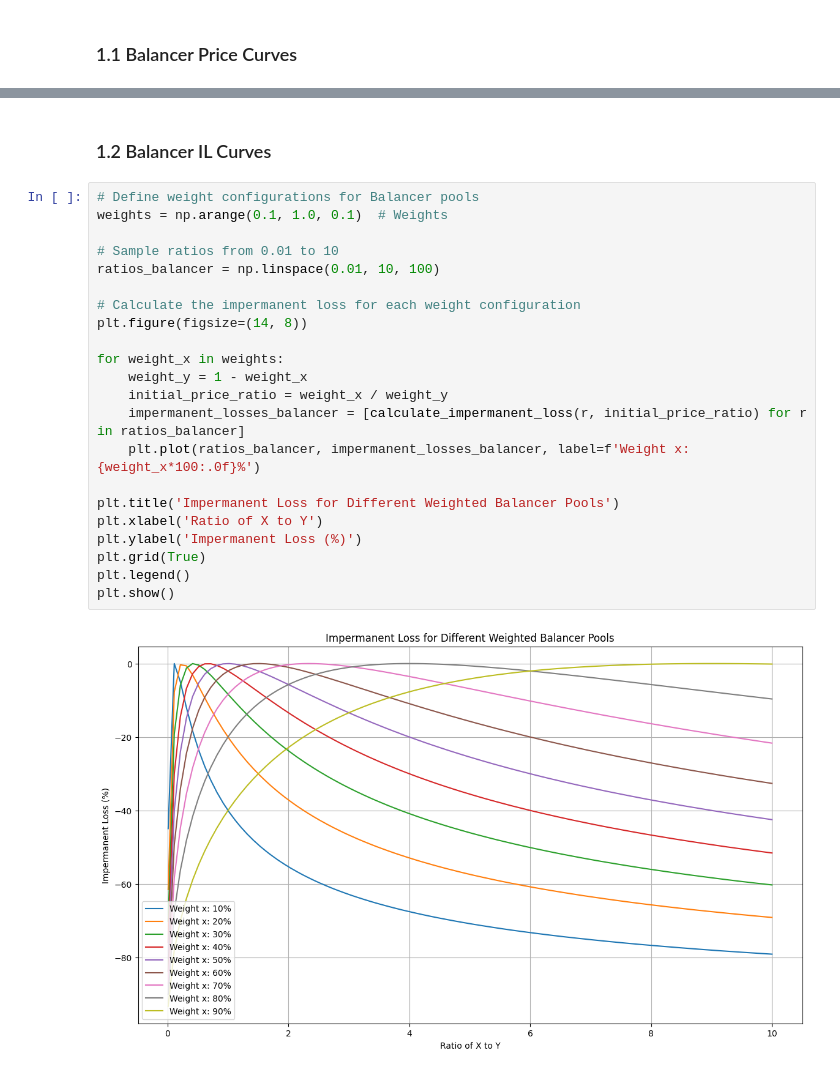
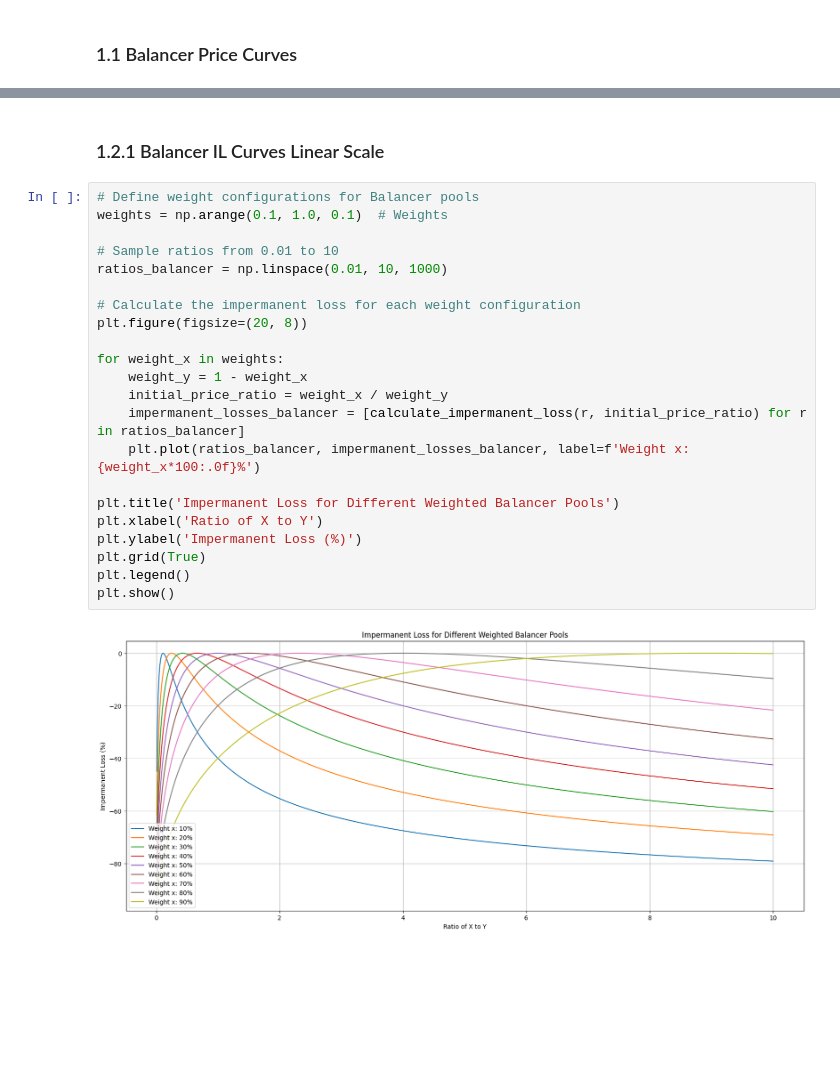
Before and after one commit to alexcraig043/math-86-final-project, a Jupyter notebook: main.ipynb, the cells around one changed output, grey strips where cells are left out. Drawn from its saved outputs; the diff is of its cells as text; blank space fills up the shorter version.

```diff
--- a/main.ipynb
+++ b/main.ipynb
@@ -107,26 +107,26 @@ plt.show()
 # %% [markdown]
-### 1.2 Balancer IL Curves
+### 1.2.1 Balancer IL Curves Linear Scale
 # %%
 # Define weight configurations for Balancer pools
 weights = np.arange(0.1, 1.0, 0.1)  # Weights
 
 # Sample ratios from 0.01 to 10
-ratios_balancer = np.linspace(0.01, 10, 100)
+ratios_balancer = np.linspace(0.01, 10, 1000)
 
 # Calculate the impermanent loss for each weight configuration
-plt.figure(figsize=(14, 8))
+plt.figure(figsize=(20, 8))
 
 for weight_x in weights:
     weight_y = 1 - weight_x
     initial_price_ratio = weight_x / weight_y
     impermanent_losses_balancer = [calculate_impermanent_loss(r, initial_price_ratio) for r in ratios_balancer]
     plt.plot(ratios_balancer, impermanent_losses_balancer, label=f'Weight x: {weight_x*100:.0f}%')
 
 plt.title('Impermanent Loss for Different Weighted Balancer Pools')
 plt.xlabel('Ratio of X to Y')
 plt.ylabel('Impermanent Loss (%)')
 plt.grid(True)
 plt.legend()
 plt.show()
 # %% [output]
-[figure, old version]
+[figure, new version]
```
Also changed, not shown: parts of 3 cells of this notebook.
